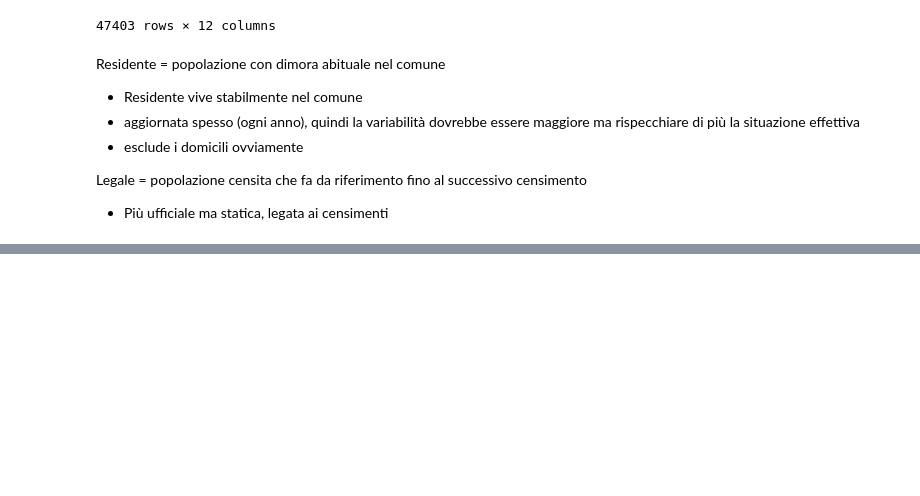
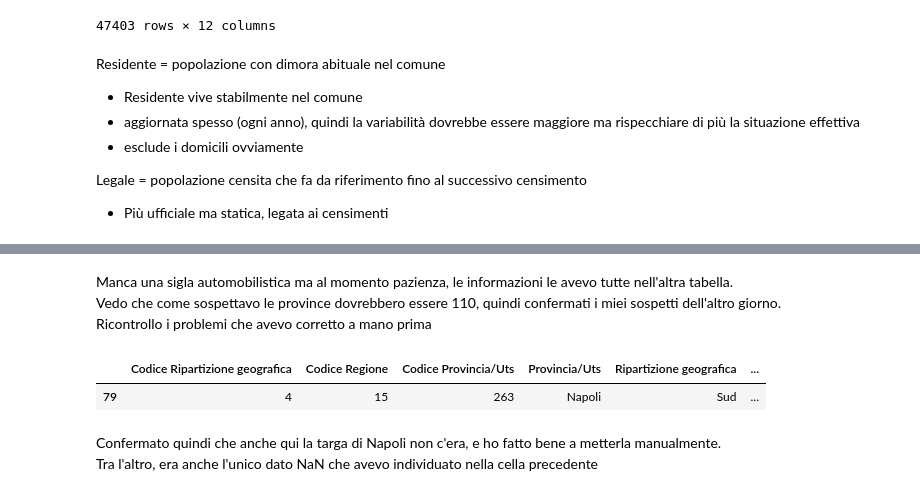
Before and after one commit to daniele-spd/Final-Project-DAPT27, a Jupyter notebook: Incidenti.ipynb, the cells around one changed output, grey strips where cells are left out. Cells and saved outputs as stored; diff of their text form; code cells hidden in the pictures; blank space fills up the shorter version.

```diff
--- a/Incidenti.ipynb
+++ b/Incidenti.ipynb
@@ -419,0 +442,4 @@ Comunque devo fare un esporta a CSV o simile per importare in Power BI i dati pu
+# %%
+Elenco_province.drop(columns = {"Codice Provincia (storico)",
+                                "Codice fiscale",
+                                "Codice NUTS3 2024"}, inplace = True)
@@ -419,0 +465,12 @@ Comunque devo fare un esporta a CSV o simile per importare in Power BI i dati pu
+# %% [markdown]
+Manca una sigla automobilistica ma al momento pazienza, le informazioni le avevo tutte nell'altra tabella.\
+Vedo che come sospettavo le province dovrebbero essere 110, quindi confermati i miei sospetti dell'altro giorno.\
+Ricontrollo i problemi che avevo corretto a mano prima
+# %%
+Elenco_province[Elenco_province["Codice Provincia/Uts"] == 263]
+# %% [output]
+|  | Codice Ripartizione geografica | Codice Regione | Codice Provincia/Uts | Provincia/Uts | Ripartizione geografica | ... |
+| 79 | 4 | 15 | 263 | Napoli | Sud | ... |
+# %% [markdown]
+Confermato quindi che anche qui la targa di Napoli non c'era, e ho fatto bene a metterla manualmente.\
+Tra l'altro, era anche l'unico dato NaN che avevo individuato nella cella precedente
```
Also changed, not shown: parts of 11 cells of this notebook, 4 other files.
